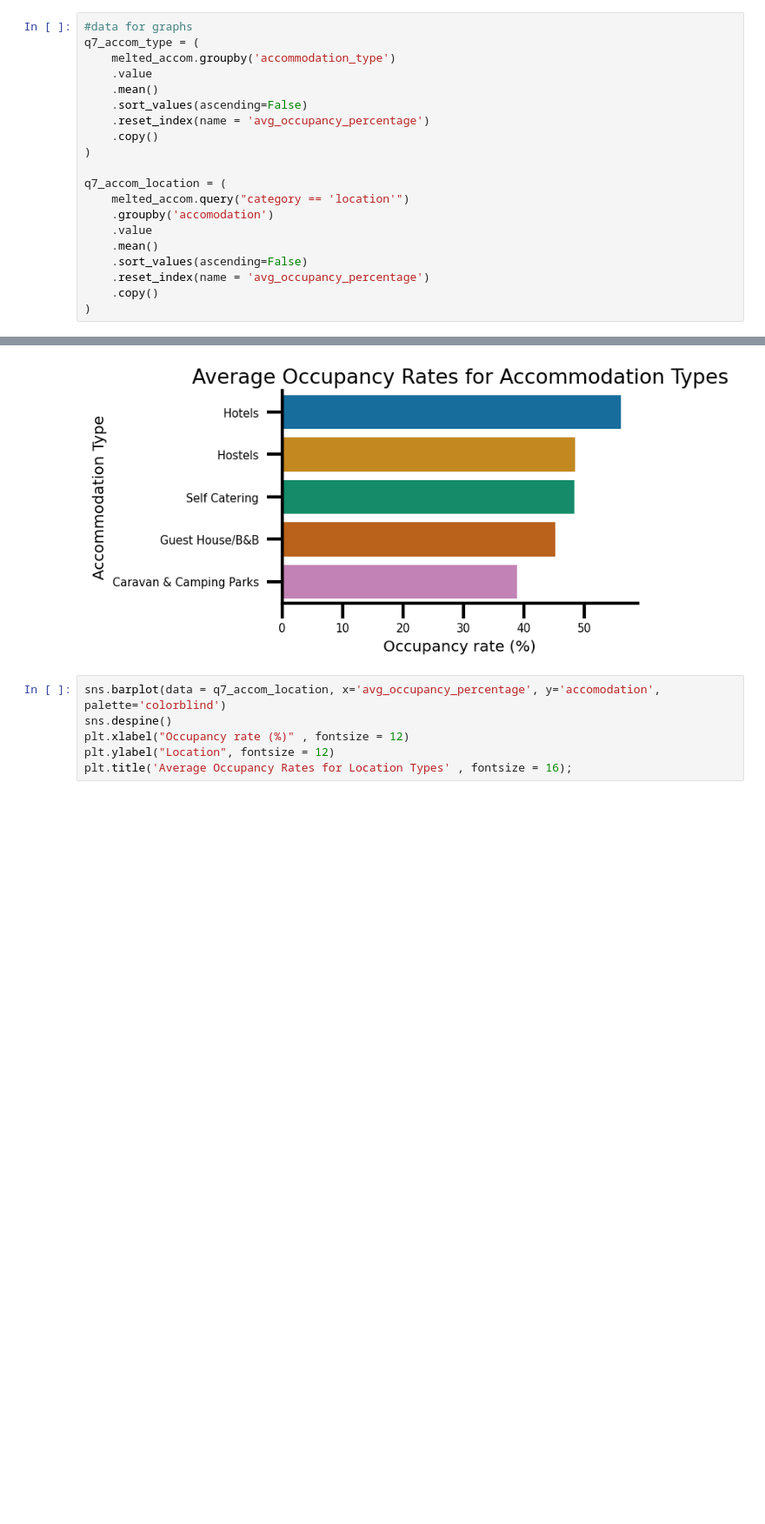
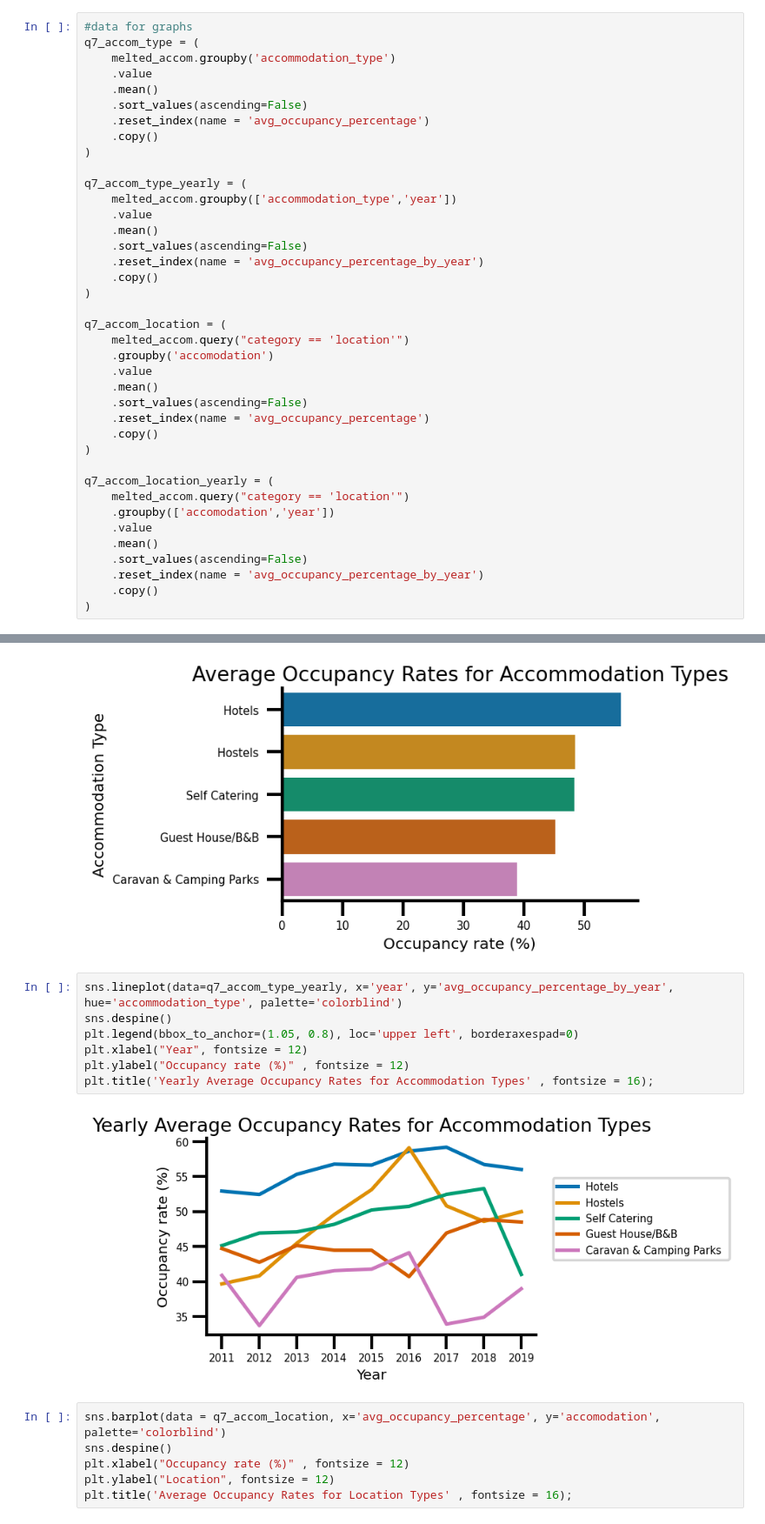
Before and after one commit to mjmarr/visit_scotland_final_project, a Jupyter notebook: analysis/analysis.ipynb, the cells around one changed output, grey strips where cells are left out. Shown: that part at 87% size. Drawn from its saved outputs; the diff is of its cells as text; blank space fills up the shorter version.

```diff
--- a/analysis/analysis.ipynb
+++ b/analysis/analysis.ipynb
@@ -839,6 +839,15 @@ q7_accom_type = (
     .mean()
     .sort_values(ascending=False)
     .reset_index(name = 'avg_occupancy_percentage')
+    .copy()
+)
+
+q7_accom_type_yearly = (
+    melted_accom.groupby(['accommodation_type','year'])
+    .value
+    .mean()
+    .sort_values(ascending=False)
+    .reset_index(name = 'avg_occupancy_percentage_by_year')
     .copy()
 )
 
@@ -851,6 +860,16 @@ q7_accom_location = (
     .reset_index(name = 'avg_occupancy_percentage')
     .copy()
 )
+
+q7_accom_location_yearly = (
+    melted_accom.query("category == 'location'")
+    .groupby(['accomodation','year'])
+    .value
+    .mean()
+    .sort_values(ascending=False)
+    .reset_index(name = 'avg_occupancy_percentage_by_year')
+    .copy()
+)
 # %%
 sns.barplot(data = q7_accom_type, x='avg_occupancy_percentage', y='accommodation_type', palette='colorblind')
 sns.despine()
@@ -859,6 +878,15 @@ plt.ylabel("Accommodation Type", fontsize = 12)
 plt.title('Average Occupancy Rates for Accommodation Types' , fontsize = 16);
 # %% [output]
 [figure]
+# %%
+sns.lineplot(data=q7_accom_type_yearly, x='year', y='avg_occupancy_percentage_by_year', hue='accommodation_type', palette='colorblind')
+sns.despine()
+plt.legend(bbox_to_anchor=(1.05, 0.8), loc='upper left', borderaxespad=0)
+plt.xlabel("Year", fontsize = 12)
+plt.ylabel("Occupancy rate (%)" , fontsize = 12)
+plt.title('Yearly Average Occupancy Rates for Accommodation Types' , fontsize = 16);
+# %% [output]
+[figure, added]
 # %%
 sns.barplot(data = q7_accom_location, x='avg_occupancy_percentage', y='accomodation', palette='colorblind')
 sns.despine()
```
Also changed, not shown: parts of 6 cells of this notebook, 4 other files.
